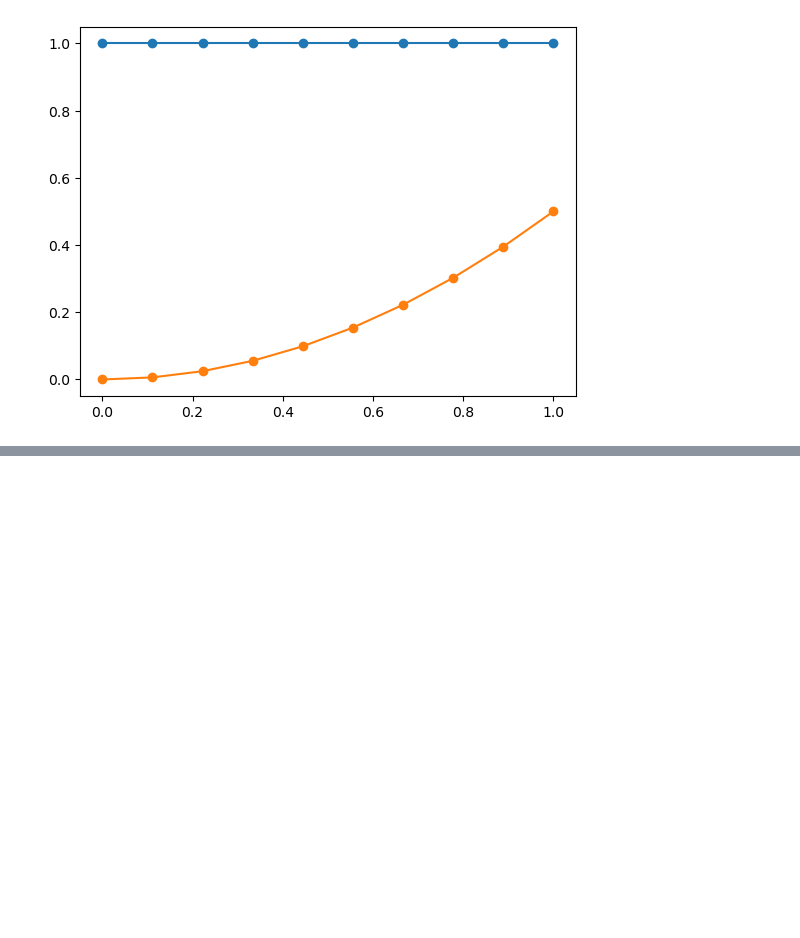
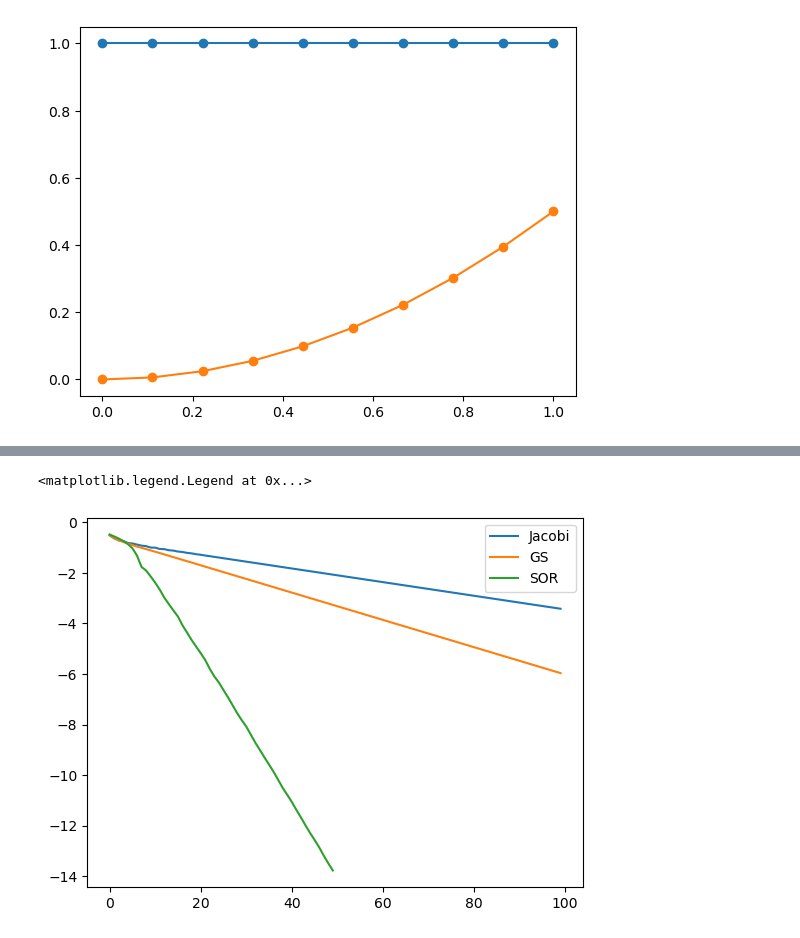
Before and after one commit to qgdr/Finite-Difference-Methods, a Jupyter notebook: I Boundary Value Problems and Iterative Methods/04 Iterative Methods for Sparse Linear Systems/note.ipynb, the cells around one changed output, grey strips where cells are left out. Saved outputs shown, nothing was run; the diff lists cells and outputs as text; code cells hidden in the pictures; blank space fills up the shorter version.

```diff
--- a/I Boundary Value Problems and Iterative Methods/04 Iterative Methods for Sparse Linear Systems/note.ipynb
+++ b/I Boundary Value Problems and Iterative Methods/04 Iterative Methods for Sparse Linear Systems/note.ipynb
@@ -115,0 +150,8 @@ Text(0.5, 1.0, '$\\log_{10}error$')
+# %%
+plt.plot(np.log10(error1))
+plt.plot(np.log10(error2))
+plt.plot(np.log10(error3))
+plt.legend(['Jacobi', 'GS', 'SOR'])
+# %% [output]
+<matplotlib.legend.Legend at 0x...>
+[figure, added]
```
Also changed, not shown: parts of 8 cells of this notebook.
